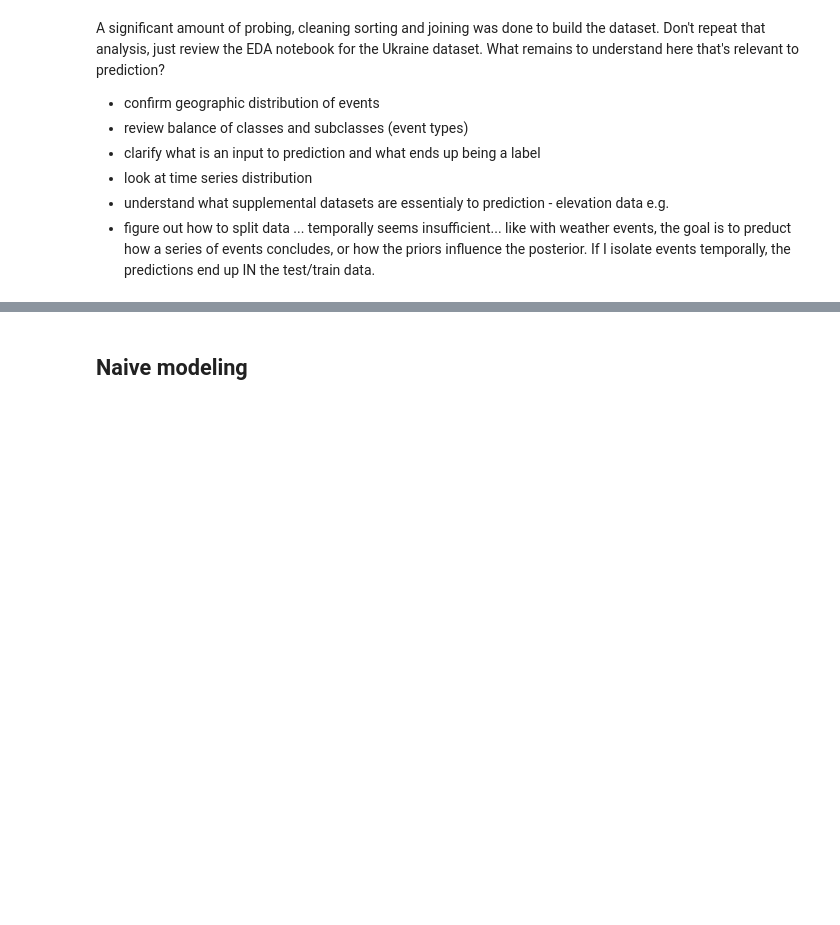
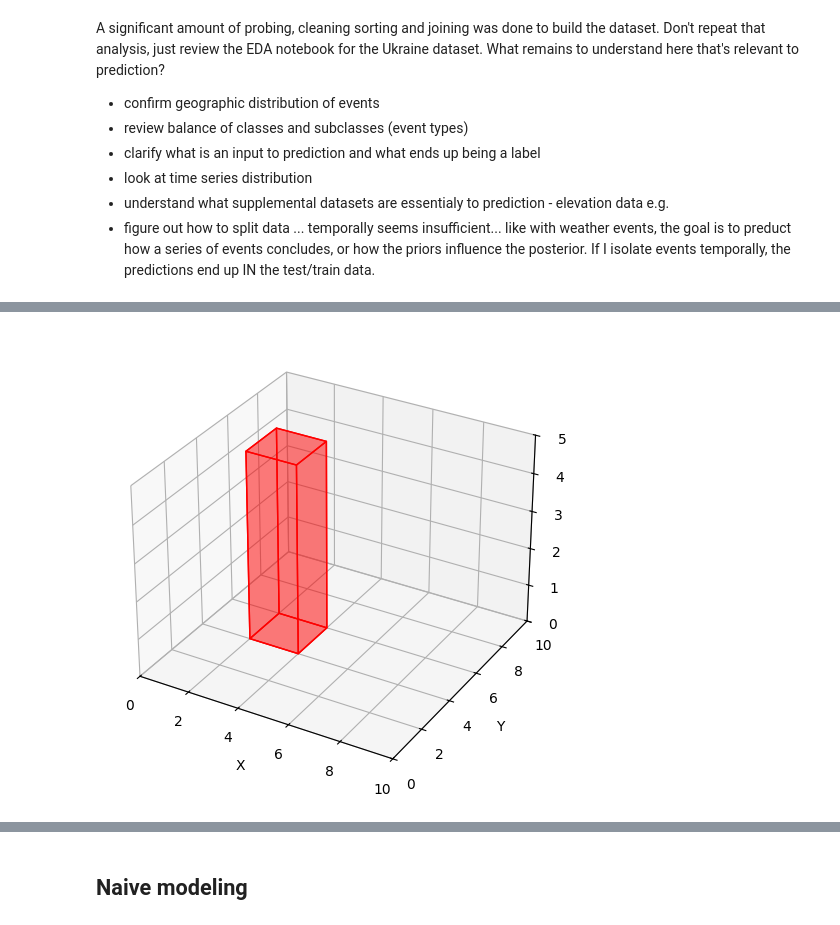
Before and after one commit to auto-d/flashpoint-detector, a Jupyter notebook: notebooks/eda.ipynb, the cells around one changed output, grey strips where cells are left out. Saved outputs shown, nothing was run; the diff lists cells and outputs as text; code cells hidden in the pictures; blank space fills up the shorter version.

```diff
--- a/notebooks/eda.ipynb
+++ b/notebooks/eda.ipynb
@@ -56,0 +237,21 @@ A significant amount of probing, cleaning sorting and joining was done to build
+# %%
+faces = make_box(2,4,0,2,5)
+block_color = (1, 0, 0, 0.3)  # semi-transparent red
+
+fig = plt.figure()
+ax = fig.add_subplot(111, projection='3d')
+
+box = Poly3DCollection(faces, facecolors=(1, 0, 0, 0.3), edgecolors='r')
+ax.add_collection3d(box)
+
+# Set axis limits and labels
+ax.set_xlim(0, 10)
+ax.set_ylim(0, 10)
+ax.set_zlim(0, 5)
+ax.set_xlabel('X')
+ax.set_ylabel('Y')
+ax.set_zlabel('Z')
+
+plt.tight_layout()
+# %% [output]
+[figure, added]
```
Also changed, not shown: parts of 24 cells of this notebook, 3 other files.
